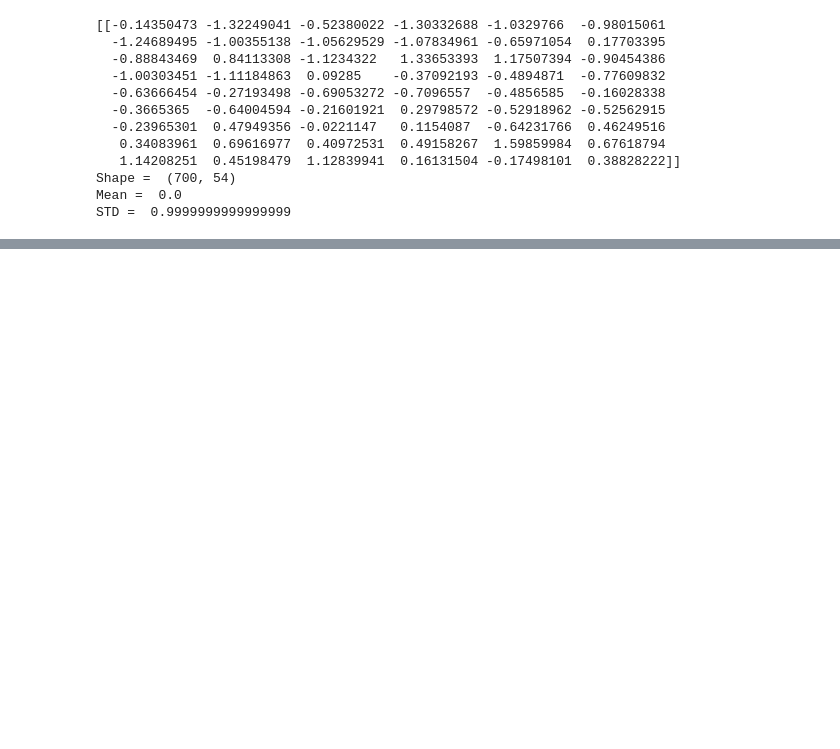
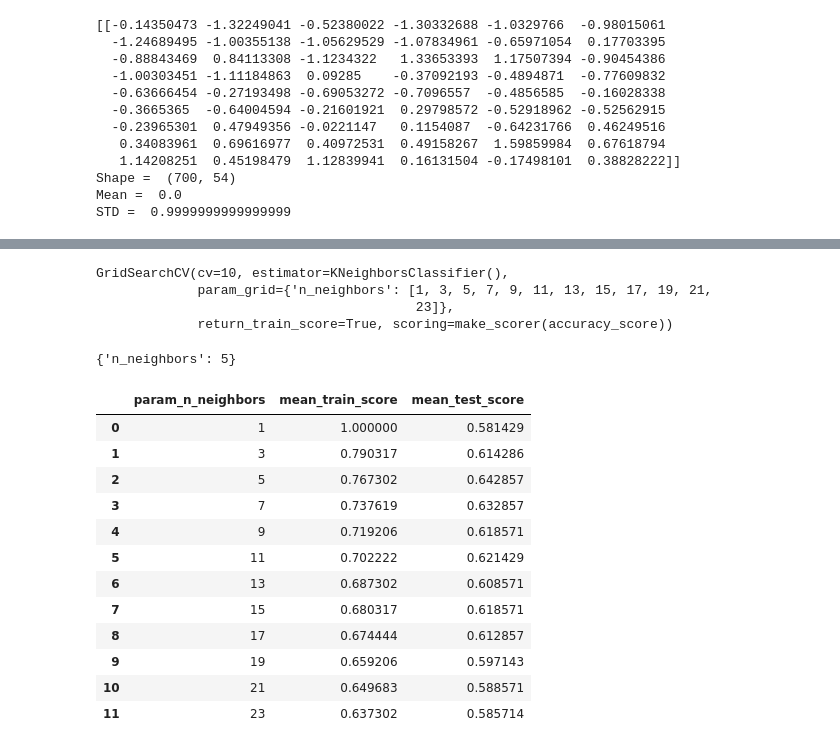
Before and after one commit to Hassan-Tamer/Alghami, a Jupyter notebook: classical.ipynb, the cells around one changed output, grey strips where cells are left out. Drawn from its saved outputs; the diff is of its cells as text; code cells hidden in the pictures; blank space fills up the shorter version.

```diff
--- a/classical.ipynb
+++ b/classical.ipynb
@@ -74,0 +135,27 @@ X_test_PCA = pca.transform(X_test)
+# %%
+grid_search.fit(X_train_PCA,y_train)
+# %% [output]
+GridSearchCV(cv=10, estimator=KNeighborsClassifier(),
+             param_grid={'n_neighbors': [1, 3, 5, 7, 9, 11, 13, 15, 17, 19, 21,
+                                         23]},
+             return_train_score=True, scoring=make_scorer(accuracy_score))
+# %%
+print(grid_search.best_params_)
+results = pd.DataFrame(grid_search.cv_results_)
+needed_results=results[['param_n_neighbors','mean_train_score','mean_test_score']]
+needed_results
+# %% [output]
+{'n_neighbors': 5}
+|  | param_n_neighbors | mean_train_score | mean_test_score |
+| 0 | 1 | 1.000000 | 0.581429 |
+| 1 | 3 | 0.790317 | 0.614286 |
+| 2 | 5 | 0.767302 | 0.642857 |
+| 3 | 7 | 0.737619 | 0.632857 |
+| 4 | 9 | 0.719206 | 0.618571 |
+| 5 | 11 | 0.702222 | 0.621429 |
+| 6 | 13 | 0.687302 | 0.608571 |
+| 7 | 15 | 0.680317 | 0.618571 |
+| 8 | 17 | 0.674444 | 0.612857 |
+| 9 | 19 | 0.659206 | 0.597143 |
+| 10 | 21 | 0.649683 | 0.588571 |
+| 11 | 23 | 0.637302 | 0.585714 |
```
Also changed, not shown: parts of 9 cells of this notebook.
